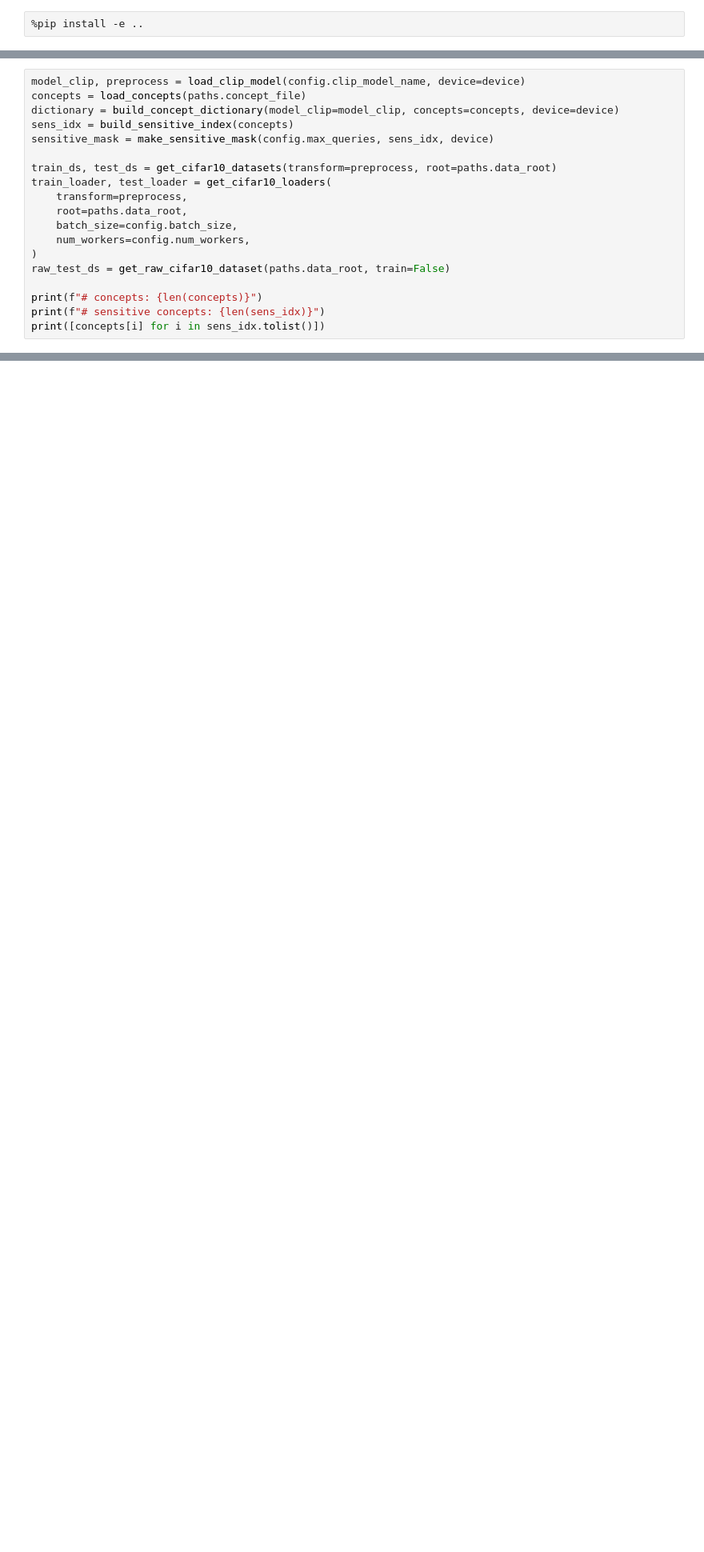
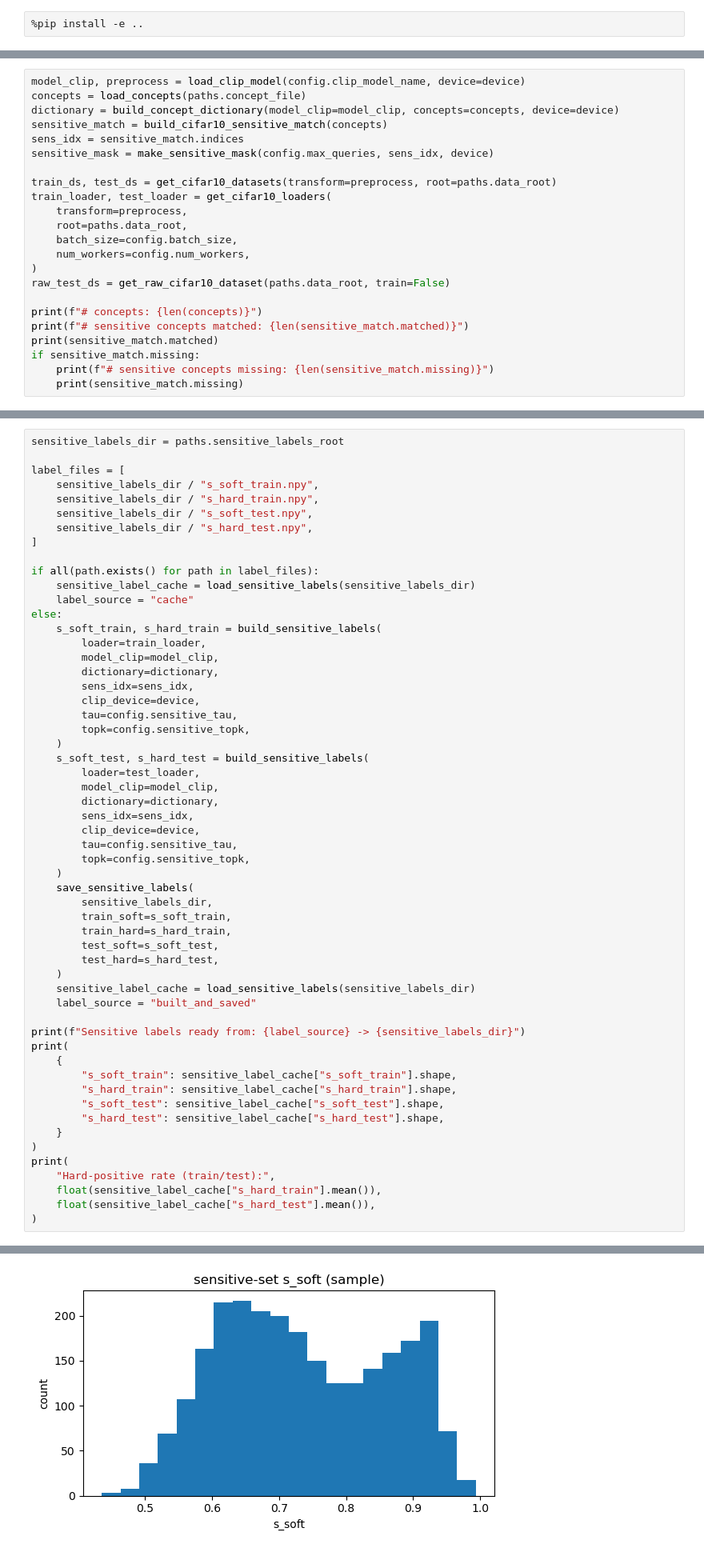
Before and after one commit to amiaty/staq, a Jupyter notebook: notebooks/cifar10_staq.ipynb, the cells around one changed output, grey strips where cells are left out. Shown at 80% size. Drawn from its saved outputs; the diff is of its cells as text; blank space fills up the shorter version.

Commit message:
Update CIFAR-10 analysis scripts and configurations; enhance sensitive concept handling and add diagnostic tools

```diff
--- a/notebooks/cifar10_staq.ipynb
+++ b/notebooks/cifar10_staq.ipynb
@@ -55,7 +73,8 @@ print(f"device: {device}")
 model_clip, preprocess = load_clip_model(config.clip_model_name, device=device)
 concepts = load_concepts(paths.concept_file)
 dictionary = build_concept_dictionary(model_clip=model_clip, concepts=concepts, device=device)
-sens_idx = build_sensitive_index(concepts)
+sensitive_match = build_cifar10_sensitive_match(concepts)
+sens_idx = sensitive_match.indices
 sensitive_mask = make_sensitive_mask(config.max_queries, sens_idx, device)
 
 train_ds, test_ds = get_cifar10_datasets(transform=preprocess, root=paths.data_root)
@@ -68,5 +87,8 @@ train_loader, test_loader = get_cifar10_loaders(
 raw_test_ds = get_raw_cifar10_dataset(paths.data_root, train=False)
 
 print(f"# concepts: {len(concepts)}")
-print(f"# sensitive concepts: {len(sens_idx)}")
-print([concepts[i] for i in sens_idx.tolist()])
+print(f"# sensitive concepts matched: {len(sensitive_match.matched)}")
+print(sensitive_match.matched)
+if sensitive_match.missing:
+    print(f"# sensitive concepts missing: {len(sensitive_match.missing)}")
+    print(sensitive_match.missing)
@@ -106,0 +135,57 @@ print(f"Concept-QA ready from: {qa_source}")
+# %%
+sensitive_labels_dir = paths.sensitive_labels_root
+
+label_files = [
+    sensitive_labels_dir / "s_soft_train.npy",
+    sensitive_labels_dir / "s_hard_train.npy",
+    sensitive_labels_dir / "s_soft_test.npy",
+    sensitive_labels_dir / "s_hard_test.npy",
+]
+
+if all(path.exists() for path in label_files):
+    sensitive_label_cache = load_sensitive_labels(sensitive_labels_dir)
+    label_source = "cache"
+else:
+    s_soft_train, s_hard_train = build_sensitive_labels(
+        loader=train_loader,
+        model_clip=model_clip,
+        dictionary=dictionary,
+        sens_idx=sens_idx,
+        clip_device=device,
+        tau=config.sensitive_tau,
+        topk=config.sensitive_topk,
+    )
+    s_soft_test, s_hard_test = build_sensitive_labels(
+        loader=test_loader,
+        model_clip=model_clip,
+        dictionary=dictionary,
+        sens_idx=sens_idx,
+        clip_device=device,
+        tau=config.sensitive_tau,
+        topk=config.sensitive_topk,
+    )
+    save_sensitive_labels(
+        sensitive_labels_dir,
+        train_soft=s_soft_train,
+        train_hard=s_hard_train,
+        test_soft=s_soft_test,
+        test_hard=s_hard_test,
+    )
+    sensitive_label_cache = load_sensitive_labels(sensitive_labels_dir)
+    label_source = "built_and_saved"
+
+print(f"Sensitive labels ready from: {label_source} -> {sensitive_labels_dir}")
+print(
+    {
+        "s_soft_train": sensitive_label_cache["s_soft_train"].shape,
+        "s_hard_train": sensitive_label_cache["s_hard_train"].shape,
+        "s_soft_test": sensitive_label_cache["s_soft_test"].shape,
+        "s_hard_test": sensitive_label_cache["s_hard_test"].shape,
+    }
+)
+print(
+    "Hard-positive rate (train/test):",
+    float(sensitive_label_cache["s_hard_train"].mean()),
+    float(sensitive_label_cache["s_hard_test"].mean()),
+)
+# %% [output]
@@ -107,3 +208,4 @@ print(f"Concept-QA ready from: {qa_source}")
+[figure, added]
 # %%
 def load_or_train_run(
     run_name,
```
Also changed, not shown: parts of 11 cells of this notebook, 12 other files.
